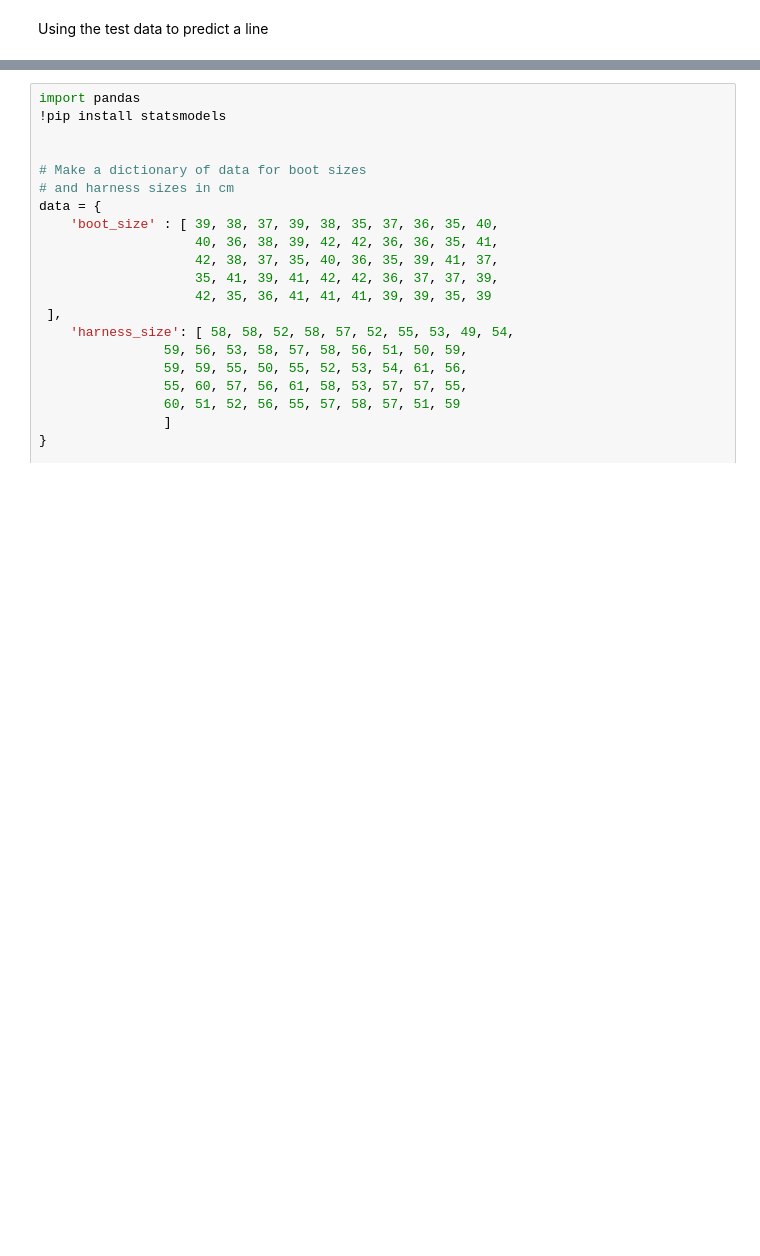
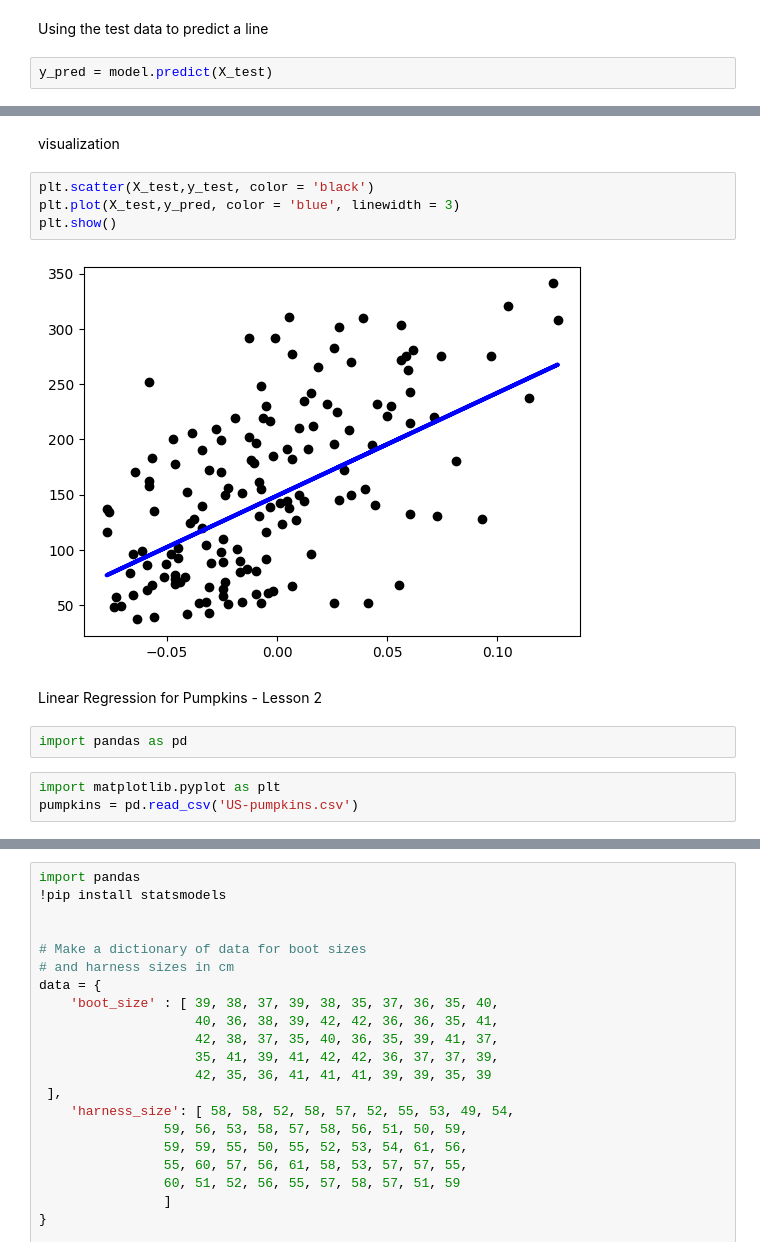
Before and after one commit to walethewave/Flexisaf-Gen-AI-DS-Internship, a Jupyter notebook: Flexisaf.ipynb, the cells around one changed output, grey strips where cells are left out. Saved outputs shown, nothing was run; the diff lists cells and outputs as text; blank space fills up the shorter version.

Commit message:
pumpkins data

```diff
--- a/Flexisaf.ipynb
+++ b/Flexisaf.ipynb
@@ -555,3 +555,5 @@ model.fit(X_train,y_train)
 LinearRegression()
 # %% [markdown]
 Using the test data to predict a line
+# %%
+y_pred = model.predict(X_test)
@@ -557,0 +580,15 @@ Using the test data to predict a line
+# %% [markdown]
+visualization
+# %%
+plt.scatter(X_test,y_test, color = 'black')
+plt.plot(X_test,y_pred, color = 'blue', linewidth = 3)
+plt.show()
+# %% [output]
+[figure, added]
+# %% [markdown]
+Linear Regression for Pumpkins - Lesson 2
+# %%
+import pandas as pd
+# %%
+import matplotlib.pyplot as plt
+pumpkins = pd.read_csv('US-pumpkins.csv')
```
Also changed, not shown: parts of 5 cells of this notebook, 1 other file.
